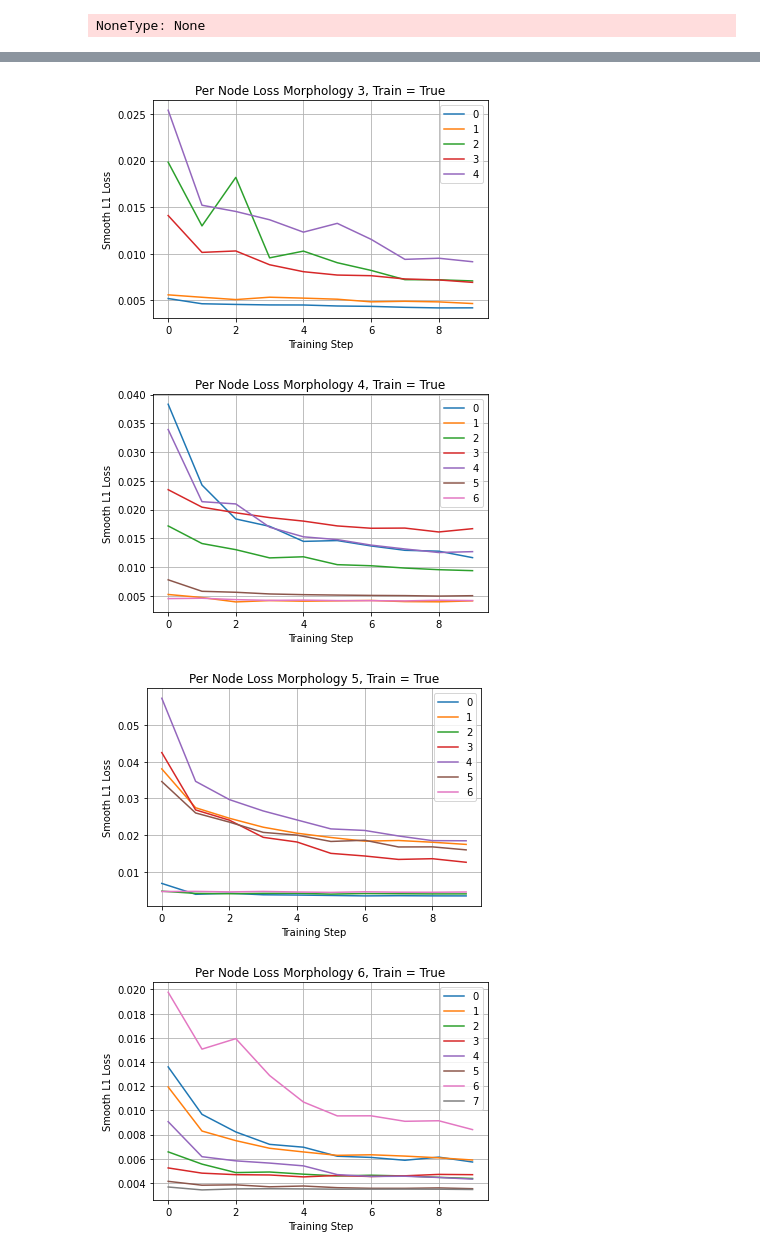
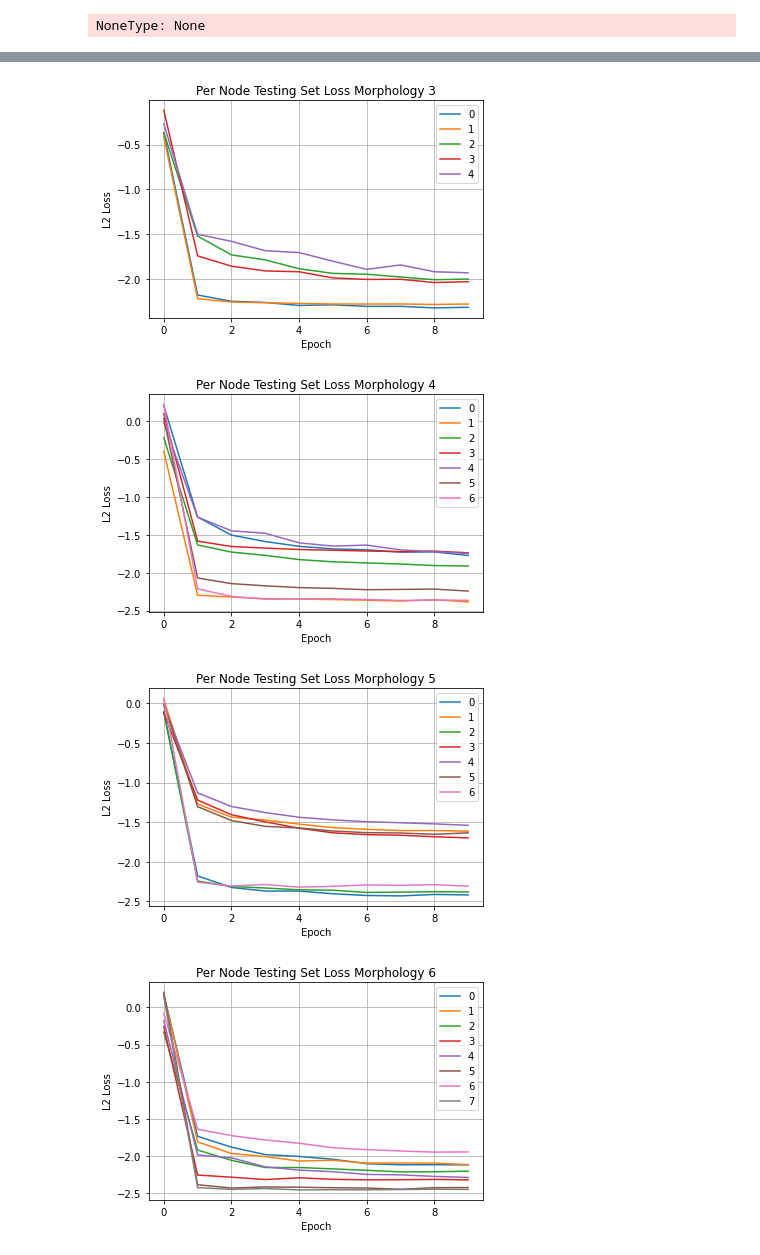
Before and after one commit to OvidiuSabau/Honors-Project, a Jupyter notebook: notebooks/GNN-InverseDynamics.ipynb, the cells around one changed output, grey strips where cells are left out. Cells and saved outputs as stored; diff of their text form; code cells hidden in the pictures.

```diff
--- a/notebooks/GNN-InverseDynamics.ipynb
+++ b/notebooks/GNN-InverseDynamics.ipynb
@@ -258,3 +257,5 @@ optimizer = optim.Adam(itertools.chain(inputNetwork.parameters(), messageNetwork
 lmbda = lambda epoch: 0.7
 lr_scheduler = optim.lr_scheduler.MultiplicativeLR(optimizer, lmbda)
 criterion  = nn.MSELoss(reduction='none')
+# %%
+gnn.load_state_dict(torch.load('inverse-dynamics-multitask/hidden-256-msgpass-6-layer-norm/inverseModel-GNN.pt'))
@@ -279,3 +284,5 @@ for morphIdx in range(7):
     trainLosses[morphIdx] = []
     testLosses[morphIdx] = []
     validLosses[morphIdx] = []
+# %%
+gnn.load_state_dict(torch.load('inverse-dynamics-multitask/hidden-256-msgpass-6-layer-norm/inverseModel-GNN.pt'))
@@ -282,5 +291,5 @@ for morphIdx in range(7):
 # %%
-for epoch in range(5):
+for epoch in range(10):
 
     print('Starting Epoch {}'.format(epoch))
     epoch_t0 = time.time()
@@ -303,8 +312,8 @@ for epoch in range(5):
 
                 g = env[morphIdx].get_graph()._get_dgl_graph()
 
-                x = X_train[morphIdx][batch_ * batch_size:(batch_+1)*batch_size].to(device)
-                y = Y_train[morphIdx][batch_ * batch_size:(batch_+1)*batch_size].to(device)
+                x = X_test[morphIdx][batch_ * batch_size:(batch_+1)*batch_size].to(device)
+                y = Y_test[morphIdx][batch_ * batch_size:(batch_+1)*batch_size].to(device)
 
                 y_hat = gnn(g, x)
 
@@ -420,17 +412,18 @@ KeyboardInterrupt:
 for morphIdx in range(7):
     if morphIdx in trainingIdxs:
         lossArr = torch.stack(testLosses[morphIdx]).T
+        np.save('per-node-lossArr-{}'.format(morphIdx), lossArr)
+        lossArr = np.log10(lossArr)
     else:
         lossArr = torch.stack(validLosses[morphIdx]).T
-
     fig, ax = plt.subplots(1, sharex=True)
     for i in range(lossArr.shape[0]):
         ax.plot(range(lossArr.shape[1]), lossArr[i])
     plt.legend(range(lossArr.shape[0]))
-    plt.xlabel('Training Step')
+    plt.xlabel('Epoch')
     plt.grid()
-    plt.ylabel('Smooth L1 Loss')
-    plt.title('Per Node Loss Morphology {}, Train = {}'.format(morphIdx, morphIdx in trainingIdxs))
+    plt.ylabel('L2 Loss')
+    plt.title('Per Node Testing Set Loss Morphology {}'.format(morphIdx, morphIdx in trainingIdxs))
     plt.savefig('per-node-loss-{}.jpg'.format(morphIdx))
     plt.show()
 # %% [output]
@@ -440,7 +433,7 @@ for morphIdx in range(7):
-[figure, old version]
+[figure, new version]
-[figure, old version]
+[figure, new version]
-[figure, old version]
+[figure, new version]
-[figure, old version]
+[figure, new version]
 # %%
 fig, ax = plt.subplots(1, sharex=True)
 for morphIdx in trainingIdxs:
```
Also changed, not shown: parts of 9 cells of this notebook, 5 other files.
